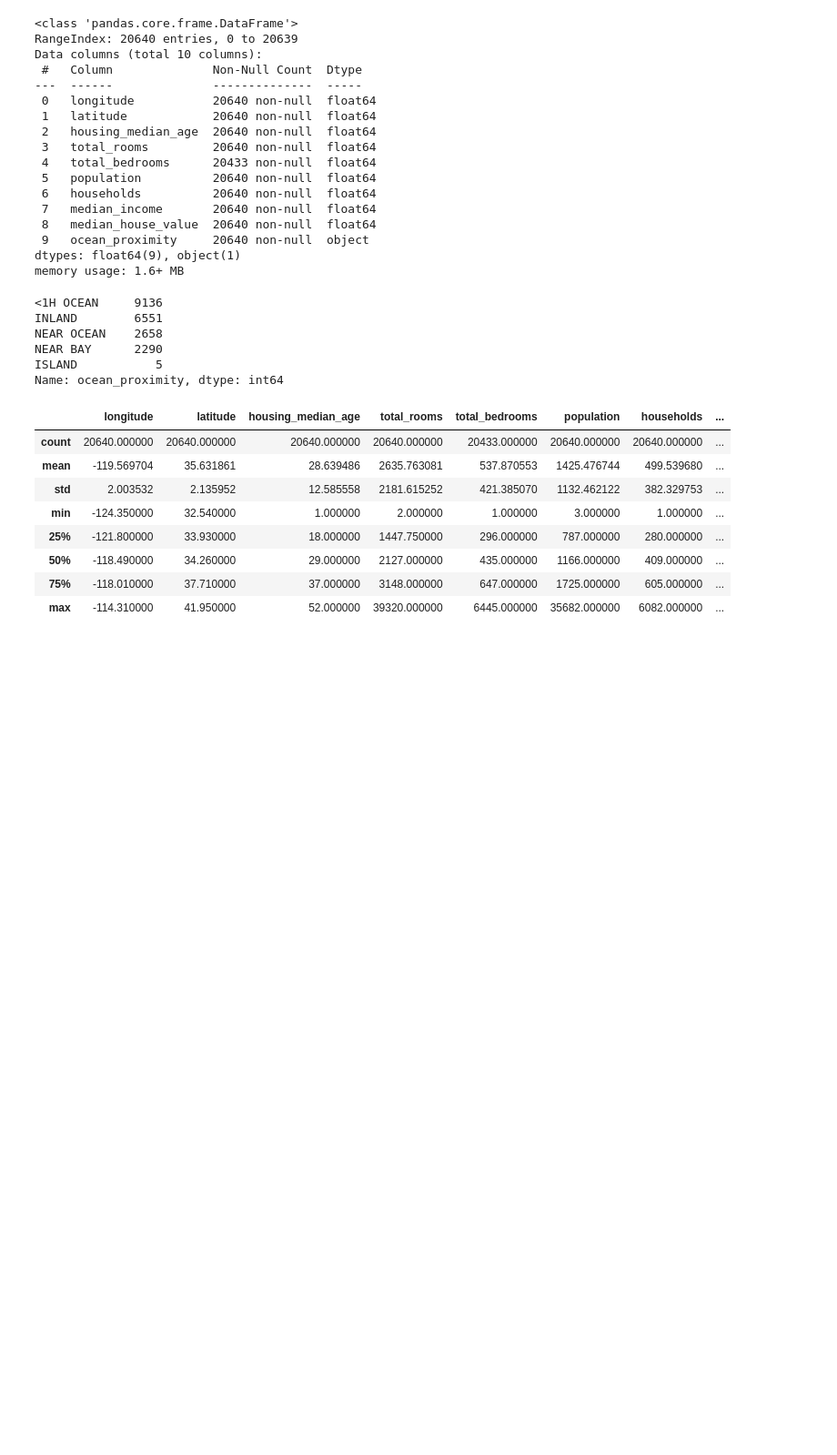
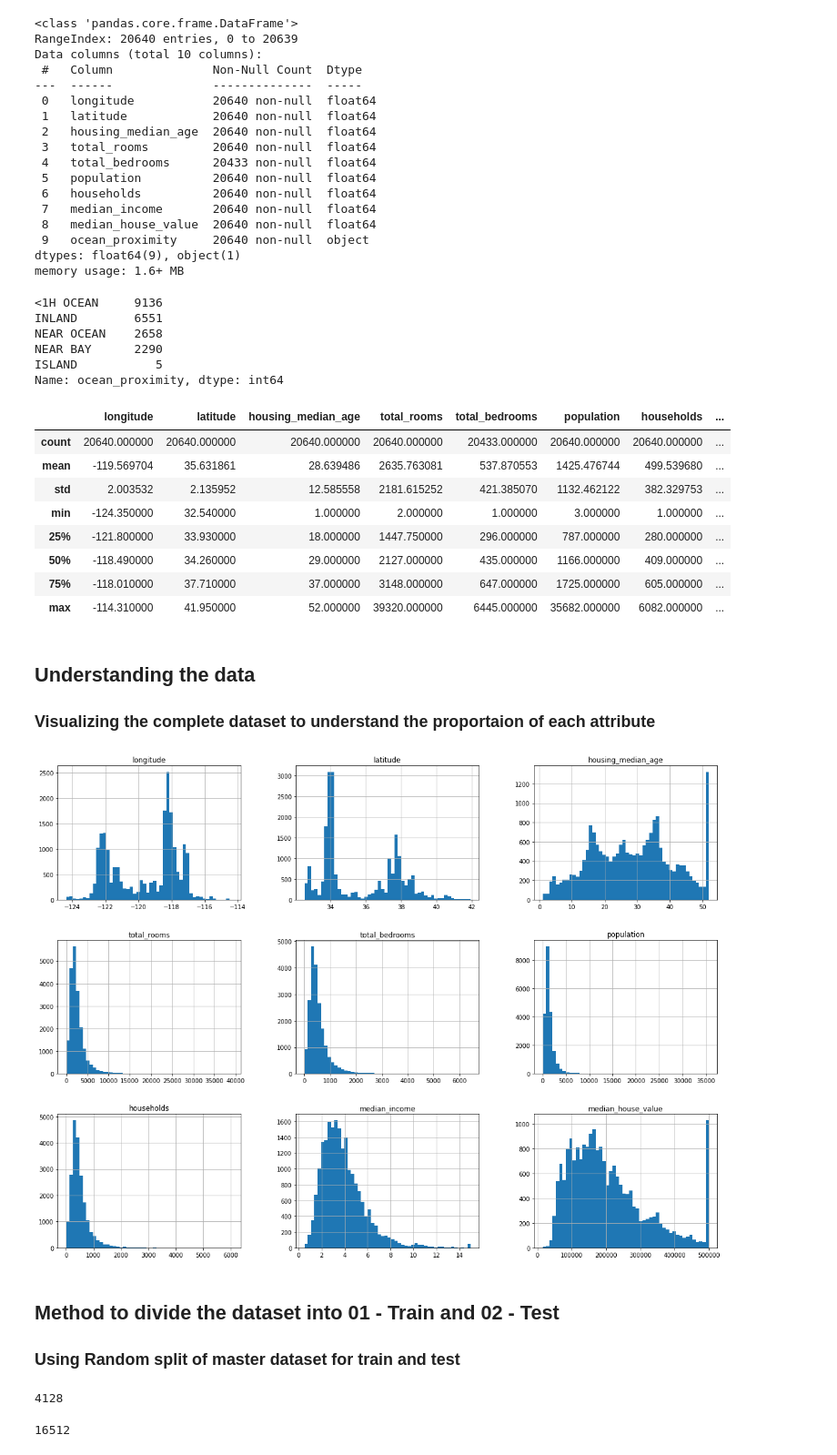
Before and after one commit to crazyprogrammer/ML-TensorFlow-ScikitLearn-Keras-Playground, a Jupyter notebook: chapter2/Housing.ipynb, the cells around one changed output. Shown at 91% size. Cells and saved outputs as stored; diff of their text form; code cells hidden in the pictures; blank space fills up the shorter version.

Commit message:
splitting the dataset into train and test

```diff
--- a/chapter2/Housing.ipynb
+++ b/chapter2/Housing.ipynb
@@ -89,3 +89,6 @@ housing_df.describe()
 | 50% | -118.490000 | 34.260000 | 29.000000 | 2127.000000 | 435.000000 | 1166.000000 | 409.000000 | ... |
 | 75% | -118.010000 | 37.710000 | 37.000000 | 3148.000000 | 647.000000 | 1725.000000 | 605.000000 | ... |
 | max | -114.310000 | 41.950000 | 52.000000 | 39320.000000 | 6445.000000 | 35682.000000 | 6082.000000 | ... |
+# %% [markdown]
+## Understanding the data
+### Visualizing the complete dataset to understand the proportaion of each attribute
@@ -91,0 +98,8 @@ housing_df.describe()
+# %%
+housing_df.hist(figsize=(20,15), bins=50)
+plt.show()
+# %% [output]
+[figure, added]
+# %% [markdown]
+## Method to divide the dataset into 01 - Train and 02 - Test
+### Using Random split of master dataset for train and test
@@ -91,0 +125,8 @@ housing_df.describe()
+# %%
+len(test_dataset)
+# %% [output]
+4128
+# %%
+len(train_dataset)
+# %% [output]
+16512
```
Also changed, not shown: parts of 15 cells of this notebook.
